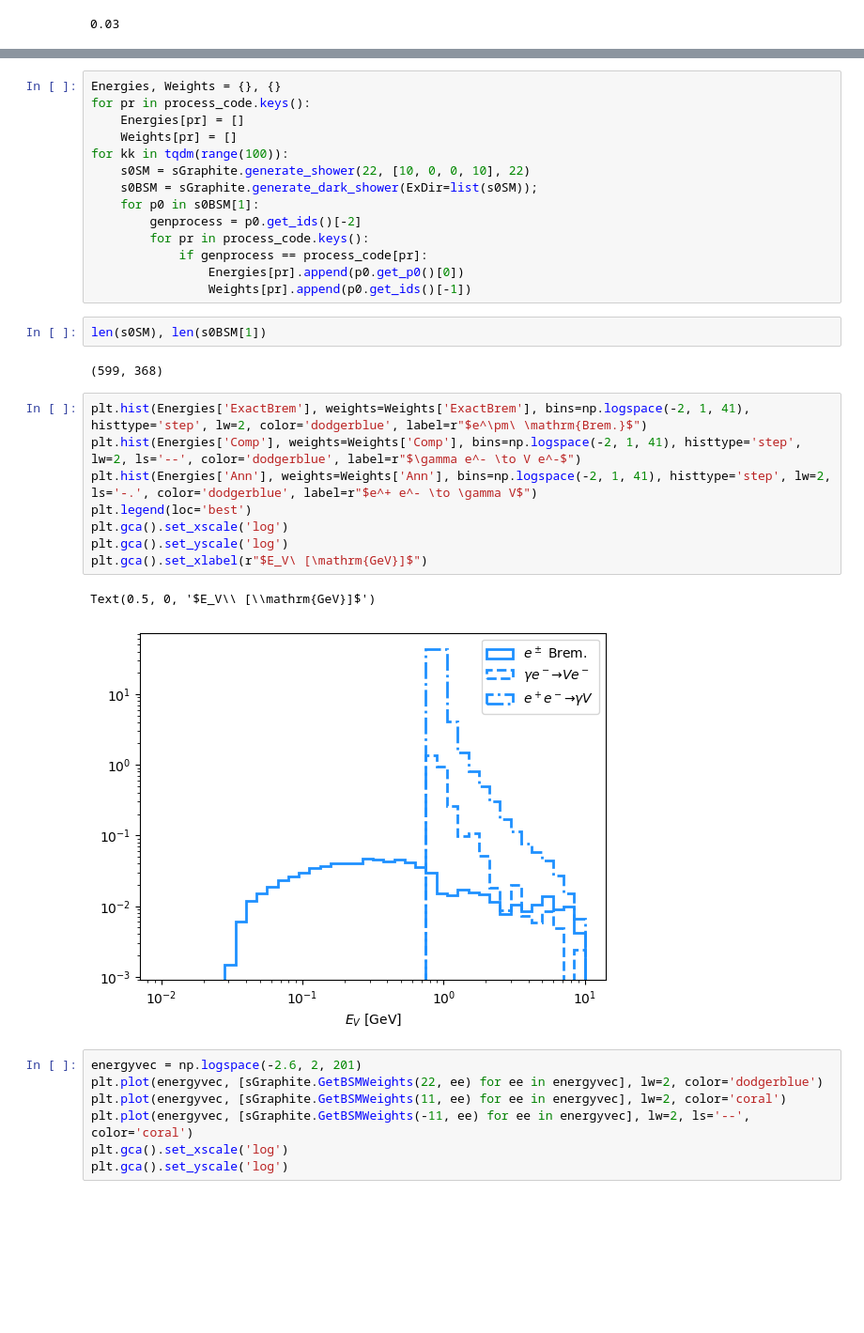
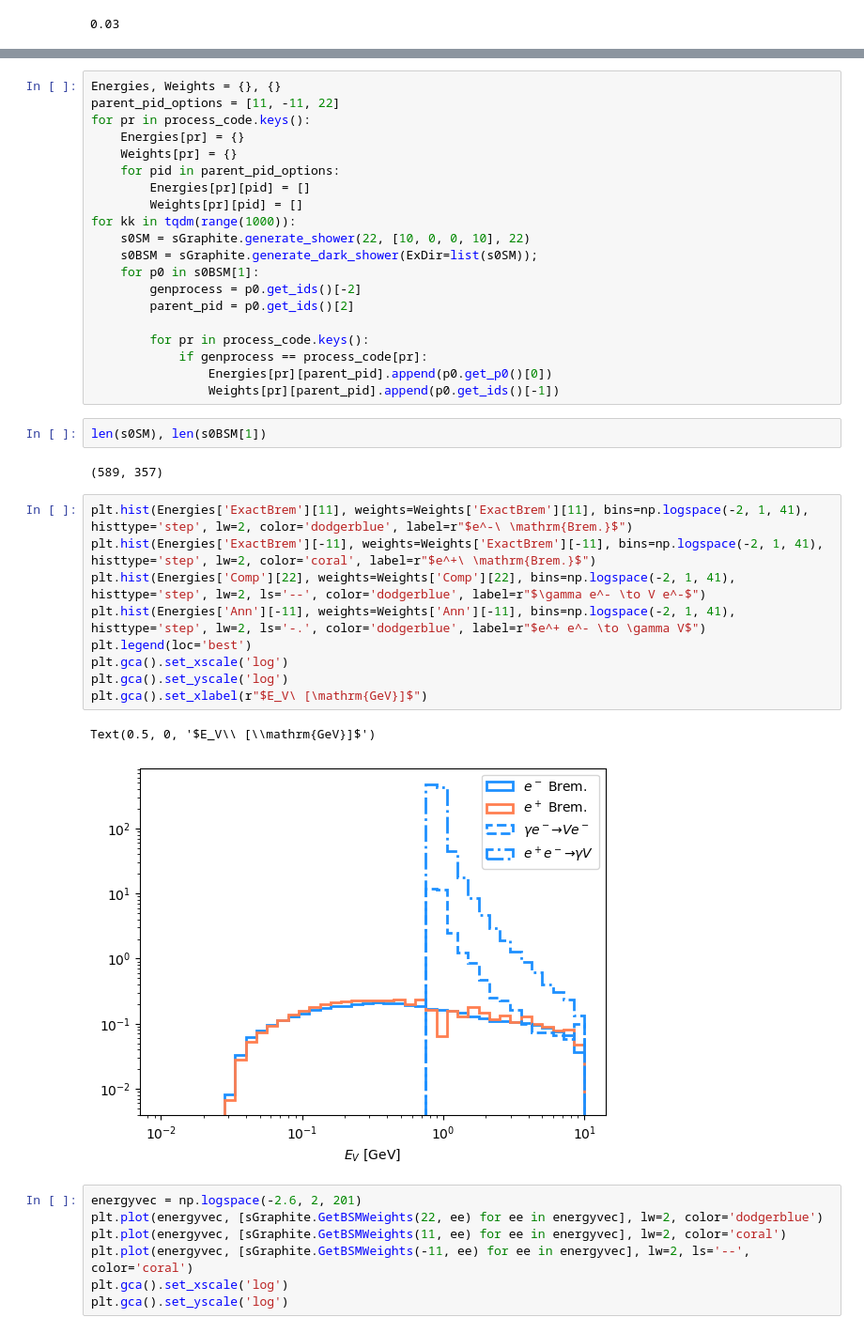
Before and after one commit to kjkellyphys/PETITE, a Jupyter notebook: examples/dark_shower.ipynb, the cells around one changed output, grey strips where cells are left out. Shown at 94% size. Saved outputs shown, nothing was run; the diff lists cells and outputs as text; blank space fills up the shorter version.

```diff
--- a/examples/dark_shower.ipynb
+++ b/examples/dark_shower.ipynb
@@ -165,32 +169,39 @@ sGraphite._mV_estimator
 # %%
 Energies, Weights = {}, {}
+parent_pid_options = [11, -11, 22]
 for pr in process_code.keys():
-    Energies[pr] = []
-    Weights[pr] = []
-for kk in tqdm(range(100)):
+    Energies[pr] = {}
+    Weights[pr] = {}
+    for pid in parent_pid_options:
+        Energies[pr][pid] = []
+        Weights[pr][pid] = []
+for kk in tqdm(range(1000)):
     s0SM = sGraphite.generate_shower(22, [10, 0, 0, 10], 22)
     s0BSM = sGraphite.generate_dark_shower(ExDir=list(s0SM));
     for p0 in s0BSM[1]:
         genprocess = p0.get_ids()[-2]
+        parent_pid = p0.get_ids()[2]
+
         for pr in process_code.keys():
             if genprocess == process_code[pr]:
-                Energies[pr].append(p0.get_p0()[0])
-                Weights[pr].append(p0.get_ids()[-1])
+                Energies[pr][parent_pid].append(p0.get_p0()[0])
+                Weights[pr][parent_pid].append(p0.get_ids()[-1])
 # %%
 len(s0SM), len(s0BSM[1])
 # %% [output]
-(599, 368)
+(589, 357)
 # %%
-plt.hist(Energies['ExactBrem'], weights=Weights['ExactBrem'], bins=np.logspace(-2, 1, 41), histtype='step', lw=2, color='dodgerblue', label=r"$e^\pm\ \mathrm{Brem.}$")
-plt.hist(Energies['Comp'], weights=Weights['Comp'], bins=np.logspace(-2, 1, 41), histtype='step', lw=2, ls='--', color='dodgerblue', label=r"$\gamma e^- \to V e^-$")
-plt.hist(Energies['Ann'], weights=Weights['Ann'], bins=np.logspace(-2, 1, 41), histtype='step', lw=2, ls='-.', color='dodgerblue', label=r"$e^+ e^- \to \gamma V$")
+plt.hist(Energies['ExactBrem'][11], weights=Weights['ExactBrem'][11], bins=np.logspace(-2, 1, 41), histtype='step', lw=2, color='dodgerblue', label=r"$e^-\ \mathrm{Brem.}$")
+plt.hist(Energies['ExactBrem'][-11], weights=Weights['ExactBrem'][-11], bins=np.logspace(-2, 1, 41), histtype='step', lw=2, color='coral', label=r"$e^+\ \mathrm{Brem.}$")
+plt.hist(Energies['Comp'][22], weights=Weights['Comp'][22], bins=np.logspace(-2, 1, 41), histtype='step', lw=2, ls='--', color='dodgerblue', label=r"$\gamma e^- \to V e^-$")
+plt.hist(Energies['Ann'][-11], weights=Weights['Ann'][-11], bins=np.logspace(-2, 1, 41), histtype='step', lw=2, ls='-.', color='dodgerblue', label=r"$e^+ e^- \to \gamma V$")
 plt.legend(loc='best')
 plt.gca().set_xscale('log')
 plt.gca().set_yscale('log')
 plt.gca().set_xlabel(r"$E_V\ [\mathrm{GeV}]$")
 # %% [output]
 Text(0.5, 0, '$E_V\\ [\\mathrm{GeV}]$')
-[figure, old version]
+[figure, new version]
 # %%
 energyvec = np.logspace(-2.6, 2, 201)
 plt.plot(energyvec, [sGraphite.GetBSMWeights(22, ee) for ee in energyvec], lw=2, color='dodgerblue')
```
Also changed, not shown: parts of 3 cells of this notebook, 3 other files.
